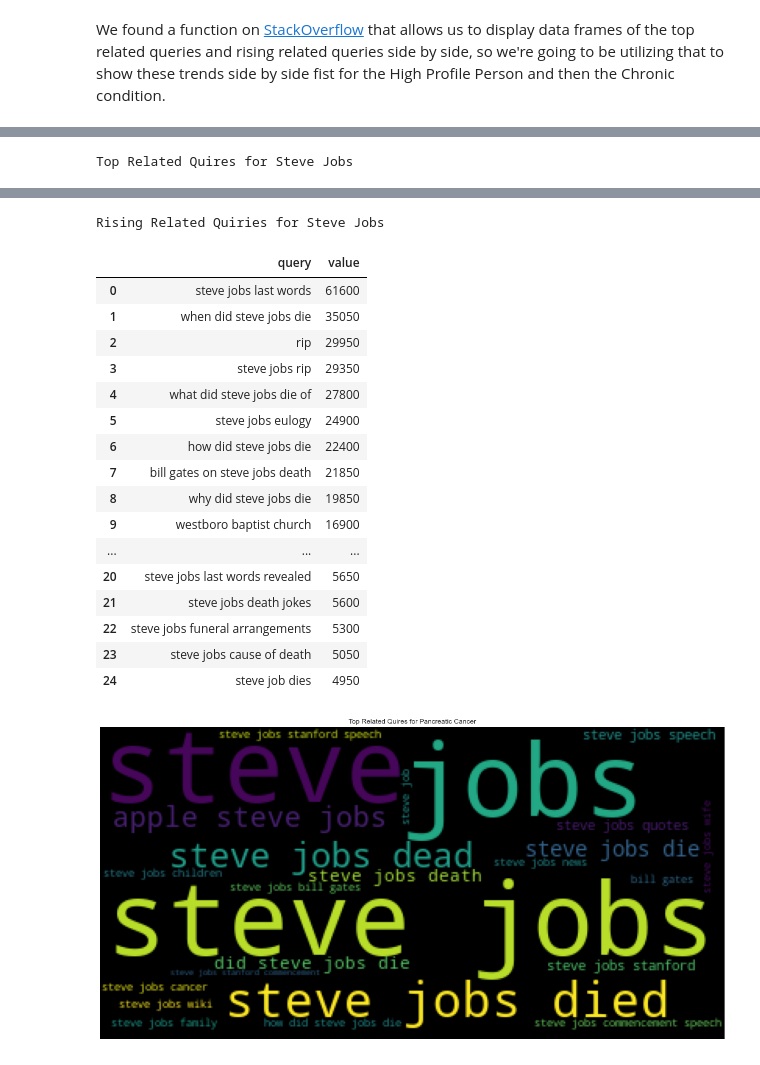
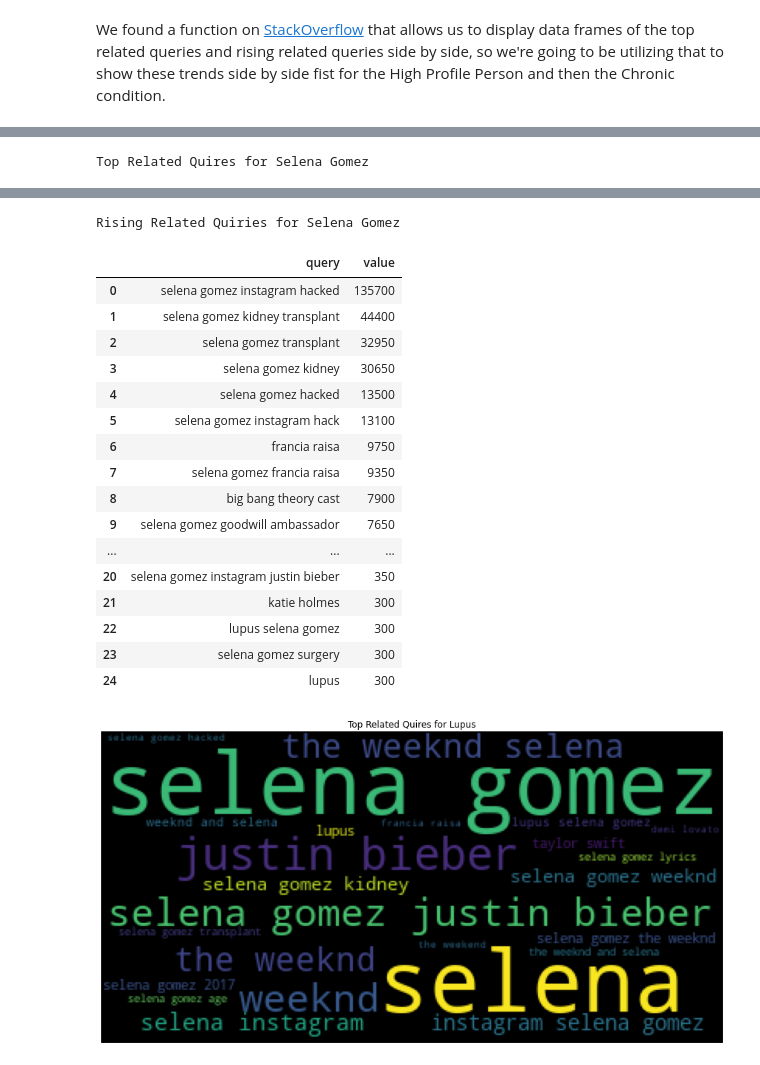
Before and after one commit to kkrusere/Cultural-Health-Moments, a Jupyter notebook: Cultural_Health Moments.ipynb, the cells around one changed output, grey strips where cells are left out. Cells and saved outputs as stored; diff of their text form; code cells hidden in the pictures.

```diff
--- a/Cultural_Health Moments.ipynb
+++ b/Cultural_Health Moments.ipynb
@@ -149,7 +155,7 @@ def create_date_interval(date):
 # %% [markdown]
 We will create a function that will output a dataframe of the Google Trends search data results
 # %%
-def dataframe_of_trends(num):
+def dataframes_of_trends(num):
     """
     This fuction outputs a dataframe of the trends data/results from google trends
     It inputs the index from the 'data' dataframe which is housing the Cultural health moments High Profile people and chronic condition data
@@ -164,10 +170,10 @@ def dataframe_of_trends(num):
     #######################
     #the below is building the payload using the above parameters
     pytrend.build_payload( kw_list= KEYWORDS, timeframe = DATE_INTERVAL, geo = COUNTRY, cat=CATEGORY,gprop=SEARCH_TYPE)
-    df = pytrend.interest_over_time() #we will  assign the interest_overtime/trends dataframe to df
+    df_interest_over_time  = pytrend.interest_over_time() #we will  assign the interest_overtime/trends dataframe to df
     #now we will rename the column name from the pytrends suggested mid value to the actual name of the high profile person and chronic condition
-    df = df.rename(columns={KEYWORDS[0]: data.Name_of_HPP[num], KEYWORDS[1]: data.Chronic_Condition[num]})
-    df.drop('isPartial', axis=1, inplace=True)
+    df_interest_over_time = df_interest_over_time.rename(columns={KEYWORDS[0]: data.Name_of_HPP[num], KEYWORDS[1]: data.Chronic_Condition[num]})
+    df_interest_over_time .drop('isPartial', axis=1, inplace=True)
 
     #now we will grab the dictionary of the related, top and rising queries and rename the keys
     related_queries = pytrend.related_queries()
@@ -183,6 +189,4 @@ def dataframe_of_trends(num):
     df_region = df_region.rename(columns={'geoName':'State',KEYWORDS[0]: data.Name_of_HPP[num], KEYWORDS[1]: data.Chronic_Condition[num]})
 
 
-    return df, HPP_related_queries, CC_related_queries, DATE_INTERVAL, df_region
+    return df_interest_over_time, HPP_related_queries, CC_related_queries, DATE_INTERVAL, df_region
-# %%
-df, HPP_related_queries, CC_related_queries, date_interval, df_region = dataframe_of_trends(11)
@@ -246,0 +260,6 @@ def display_side_by_side(dfs:list, captions:list):
+# %%
+#we will call the fuction dataframes_of_trends() fuction
+df_interest_over_time , HPP_related_queries, CC_related_queries, date_interval, df_region = dataframes_of_trends(0)
+
+#let take a look at the interest overtime dataframe
+df_interest_over_time.head(10)
@@ -248,7 +282,7 @@ def display_side_by_side(dfs:list, captions:list):
 related_queries_rising, related_queries_top = get_top_and_rising(HPP_related_queries)
 df1 = related_queries_top
 df2 = related_queries_rising
-display_side_by_side([df1, df2], [f'Top Related Quires for {df.columns[0]}', f'Rising Related Quiries for {df.columns[0]}'])
+display_side_by_side([df1, df2], [f'Top Related Quires for {df_interest_over_time .columns[0]}', f'Rising Related Quiries for {df_interest_over_time .columns[0]}'])
 # %% [output]
-Top Related Quires for Steve Jobs
+Top Related Quires for Selena Gomez
 |  | query | value |
@@ -271,19 +305,19 @@ Top Related Quires for Steve Jobs
-Rising Related Quiries for Steve Jobs
+Rising Related Quiries for Selena Gomez
 |  | query | value |
-| 0 | steve jobs last words | 61600 |
-| 1 | when did steve jobs die | 35050 |
-| 2 | rip | 29950 |
-| 3 | steve jobs rip | 29350 |
-| 4 | what did steve jobs die of | 27800 |
-| 5 | steve jobs eulogy | 24900 |
-| 6 | how did steve jobs die | 22400 |
-| 7 | bill gates on steve jobs death | 21850 |
-| 8 | why did steve jobs die | 19850 |
-| 9 | westboro baptist church | 16900 |
+| 0 | selena gomez instagram hacked | 135700 |
+| 1 | selena gomez kidney transplant | 44400 |
+| 2 | selena gomez transplant | 32950 |
+| 3 | selena gomez kidney | 30650 |
+| 4 | selena gomez hacked | 13500 |
+| 5 | selena gomez instagram hack | 13100 |
+| 6 | francia raisa | 9750 |
+| 7 | selena gomez francia raisa | 9350 |
+| 8 | big bang theory cast | 7900 |
+| 9 | selena gomez goodwill ambassador | 7650 |
 | ... | ... | ... |
-| 20 | steve jobs last words revealed | 5650 |
-| 21 | steve jobs death jokes | 5600 |
-| 22 | steve jobs funeral arrangements | 5300 |
-| 23 | steve jobs cause of death | 5050 |
-| 24 | steve job dies | 4950 |
+| 20 | selena gomez instagram justin bieber | 350 |
+| 21 | katie holmes | 300 |
+| 22 | lupus selena gomez | 300 |
+| 23 | selena gomez surgery | 300 |
+| 24 | lupus | 300 |
 # %%
@@ -318,5 +328,5 @@ Topbar_chart(df1)
 # %%
-wordcloud_of_related_queries(df1, f'Top Related Quires for {df.columns[1]}')
+wordcloud_of_related_queries(df1, f'Top Related Quires for {df_interest_over_time.columns[1]}')
 # %% [output]
-[figure, old version]
+[figure, new version]
 # %%
```
Also changed, not shown: parts of 35 cells of this notebook.
